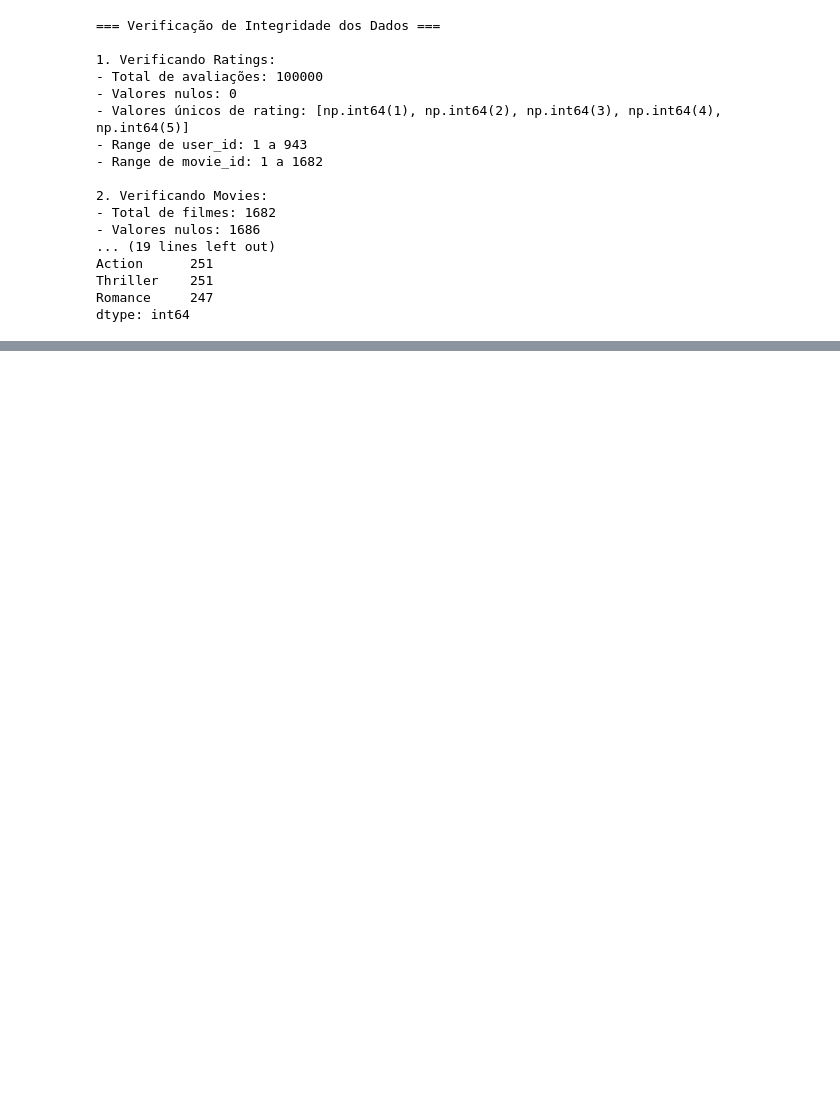
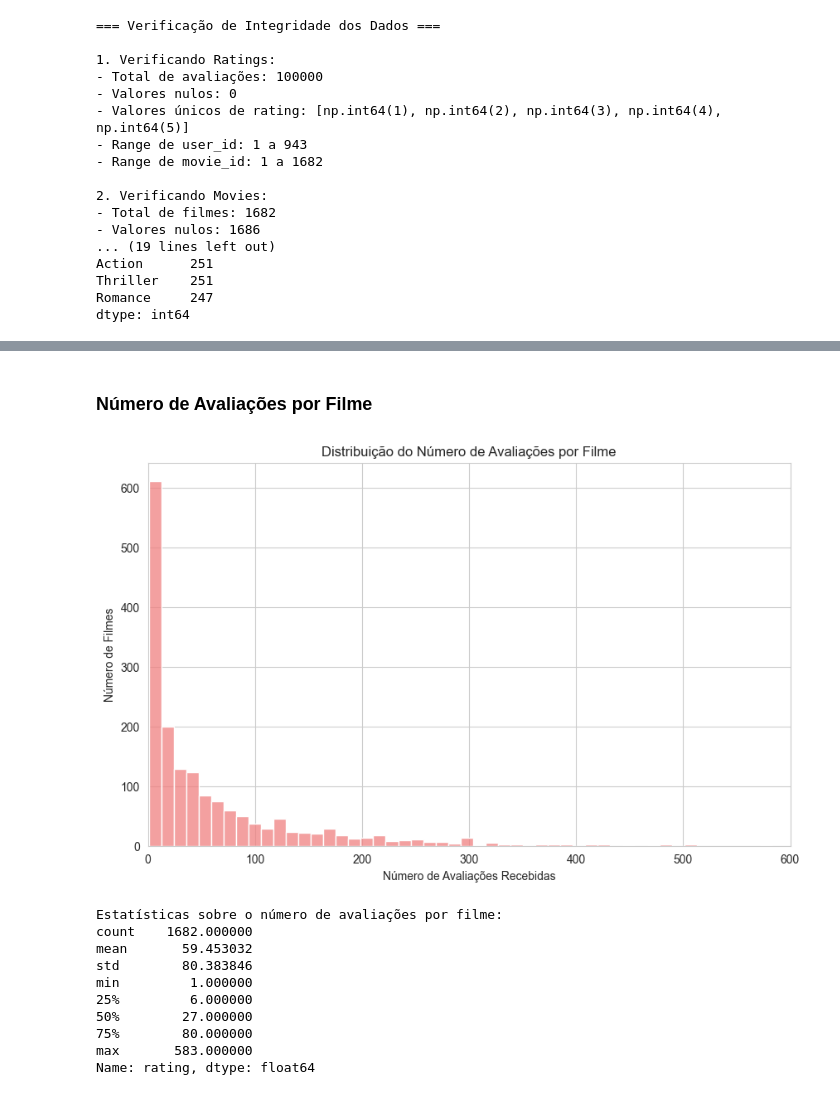
Before and after one commit to Renan-T/movie-recommendation-system, a Jupyter notebook: movie_lens_analysis.ipynb, the cells around one changed output, grey strips where cells are left out. Drawn from its saved outputs; the diff is of its cells as text; code cells hidden in the pictures; blank space fills up the shorter version.

```diff
--- a/movie_lens_analysis.ipynb
+++ b/movie_lens_analysis.ipynb
@@ -153,0 +217,28 @@ dtype: int64
+# %% [markdown]
+### Número de Avaliações por Filme
+# %%
+# Calcula quantas avaliações cada filme recebeu
+ratings_per_movie = ratings.groupby('movie_id')['rating'].count()
+
+plt.figure(figsize=(10, 6))
+sns.histplot(ratings_per_movie, bins=50, kde=False, color='lightcoral')
+plt.title('Distribuição do Número de Avaliações por Filme')
+plt.xlabel('Número de Avaliações Recebidas')
+plt.ylabel('Número de Filmes')
+plt.xlim(0, 600) # Ajuste o limite X se necessário
+plt.show()
+
+print("\nEstatísticas sobre o número de avaliações por filme:")
+print(ratings_per_movie.describe())
+# %% [output]
+[figure, added]
+Estatísticas sobre o número de avaliações por filme:
+count    1682.000000
+mean       59.453032
+std        80.383846
+min         1.000000
+25%         6.000000
+50%        27.000000
+75%        80.000000
+max       583.000000
+Name: rating, dtype: float64
```
Also changed, not shown: parts of 7 cells of this notebook.
